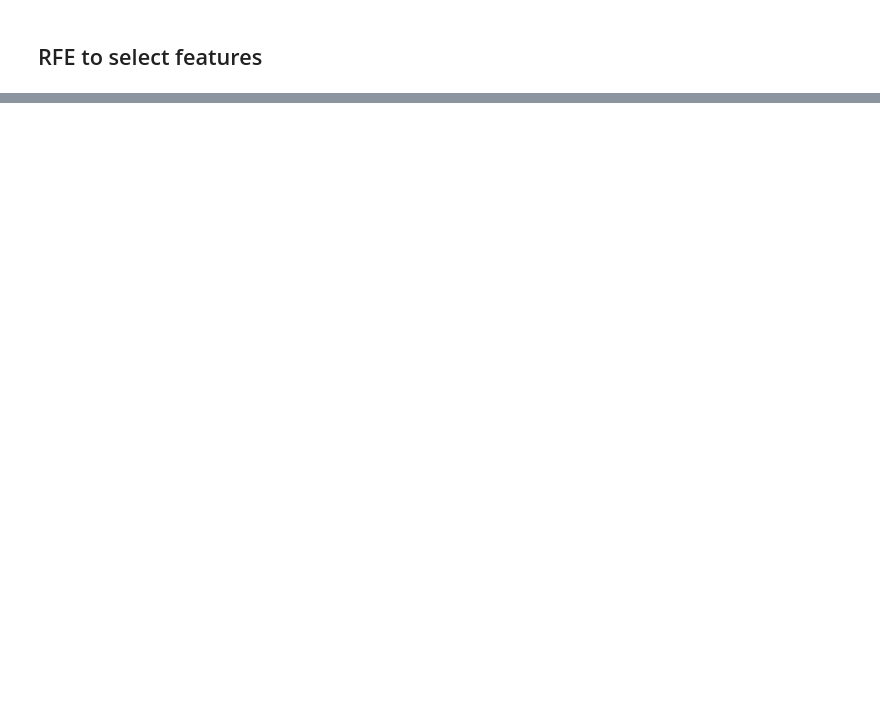
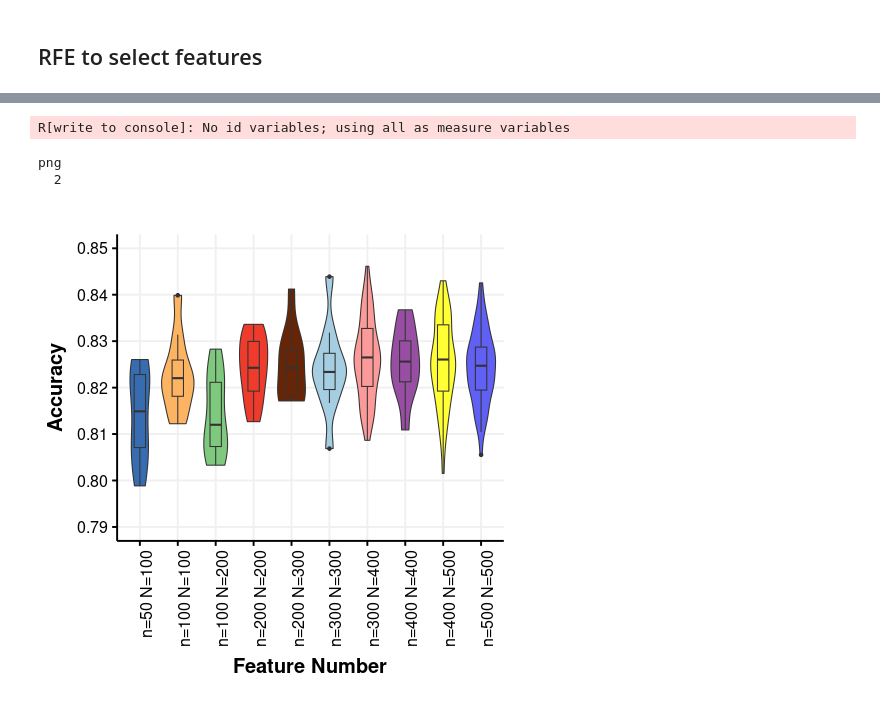
Before and after one commit to wkdeng/scRTE, a Jupyter notebook: scripts/analysis_ml.ipynb, the cells around one changed output, grey strips where cells are left out. Saved outputs shown, nothing was run; the diff lists cells and outputs as text; code cells hidden in the pictures; blank space fills up the shorter version.

```diff
--- a/scripts/analysis_ml.ipynb
+++ b/scripts/analysis_ml.ipynb
@@ -1104,0 +1330,20 @@ Error:
+# %%
+%%R
+library(reshape2)
+df<-read.csv('../data/analysis/rfe_accs.csv',sep='\t',header=T,check.names =F)
+meltdf<-melt(df)
+colnames(meltdf)<-c('FeatureN','Accuracy')
+
+p<-ggplot(data=meltdf,aes(x=FeatureN,y=Accuracy,fill=FeatureN))+geom_violin()+theme_Publication()+
+ scale_fill_Publication()+theme(axis.text.x = element_text(angle = 90, hjust = 1),legend.position='none')+
+ xlab('Feature Number')+ylab('Accuracy')+scale_y_continuous(limits=c(0.79,0.85),breaks=seq(0.79,0.85,by=0.01))+
+ geom_boxplot(width=0.3)
+print(p)
+pdf('../data/analysis/figures/rfe_acc.pdf')
+print(p)
+dev.off()
+# %% [output]
+R[write to console]: No id variables; using all as measure variables
+png
+  2
+[figure, added]
```
Also changed, not shown: parts of 34 cells of this notebook, 2 other files.
